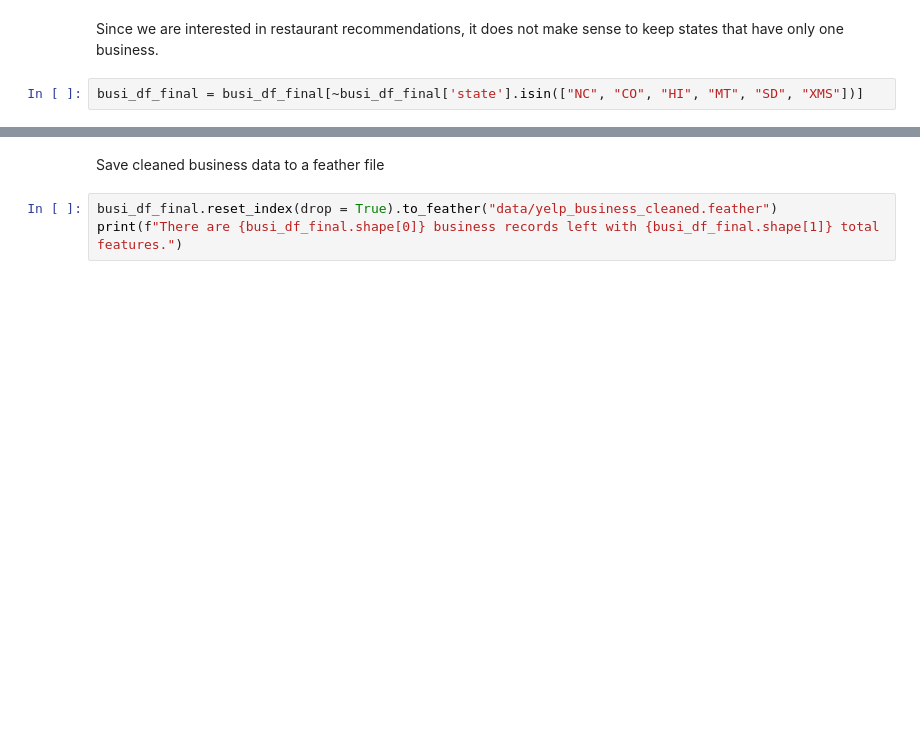
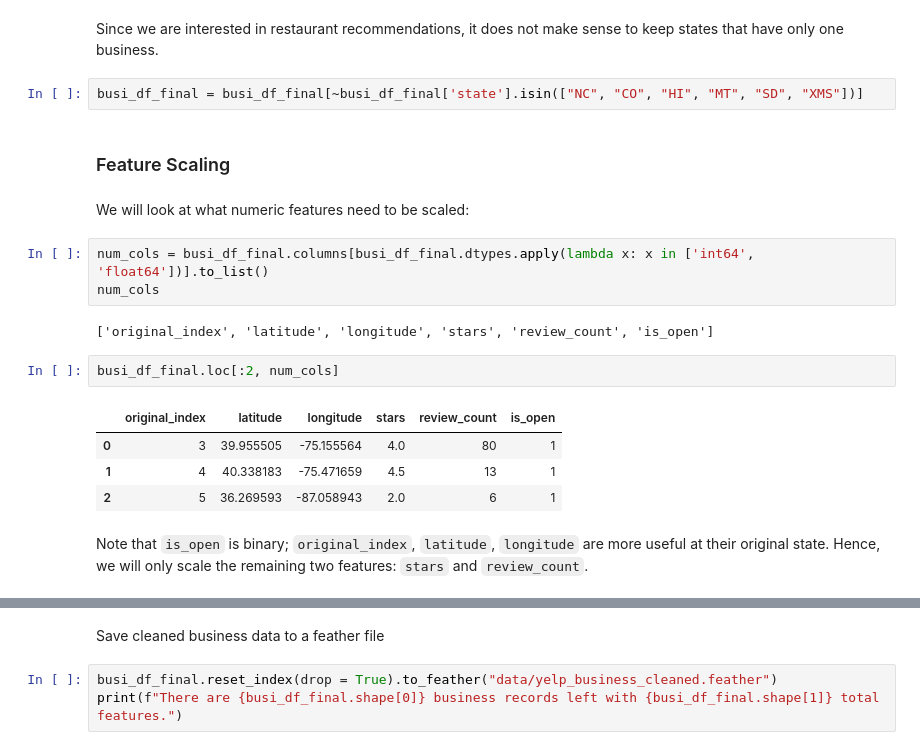
Before and after one commit to 98mina2/FP209b, a Jupyter notebook: business_data_inspect.ipynb, the cells around one changed output, grey strips where cells are left out. Drawn from its saved outputs; the diff is of its cells as text; blank space fills up the shorter version.

Commit message:
data cleaning for review and user

```diff
--- a/business_data_inspect.ipynb
+++ b/business_data_inspect.ipynb
@@ -426,3 +426,21 @@ Name: state, dtype: int64
 Since we are interested in restaurant recommendations, it does not make sense to keep states that have only one business.
 # %%
 busi_df_final = busi_df_final[~busi_df_final['state'].isin(["NC", "CO", "HI", "MT", "SD", "XMS"])]
+# %% [markdown]
+### Feature Scaling
+# %% [markdown]
+We will look at what numeric features need to be scaled:
+# %%
+num_cols = busi_df_final.columns[busi_df_final.dtypes.apply(lambda x: x in ['int64', 'float64'])].to_list()
+num_cols
+# %% [output]
+['original_index', 'latitude', 'longitude', 'stars', 'review_count', 'is_open']
+# %%
+busi_df_final.loc[:2, num_cols]
+# %% [output]
+|  | original_index | latitude | longitude | stars | review_count | is_open |
+| 0 | 3 | 39.955505 | -75.155564 | 4.0 | 80 | 1 |
+| 1 | 4 | 40.338183 | -75.471659 | 4.5 | 13 | 1 |
+| 2 | 5 | 36.269593 | -87.058943 | 2.0 | 6 | 1 |
+# %% [markdown]
+Note that `is_open` is binary; `original_index`, `latitude`, `longitude` are more useful at their original state. Hence, we will only scale the remaining two features: `stars` and `review_count`.
```
Also changed, not shown: parts of 5 cells of this notebook, 3 other files.
